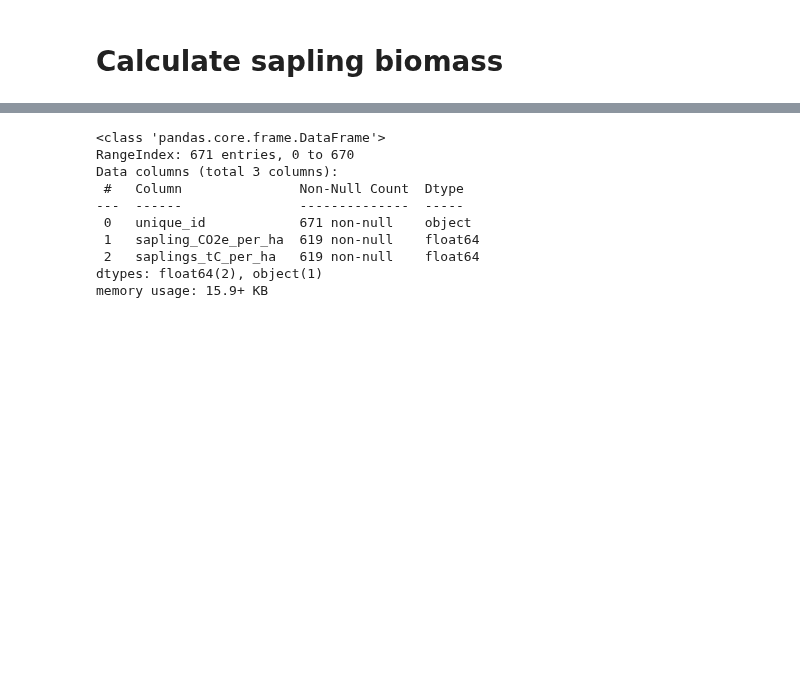
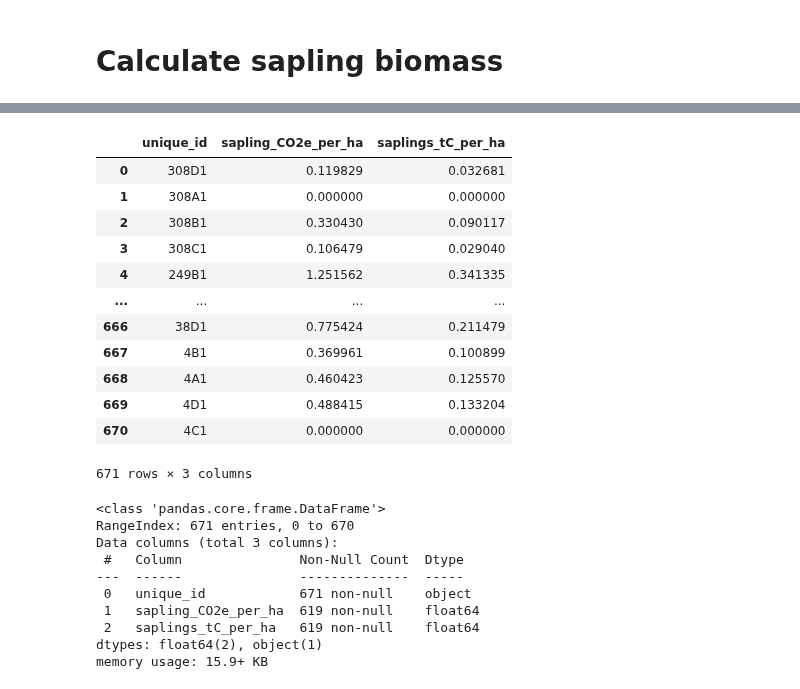
Before and after one commit to rnvllflores/ERRCalculator, a Jupyter notebook: notebooks/02_carbon_stock/02_living_trees_biomass.ipynb, the cells around one changed output, grey strips where cells are left out. Cells and saved outputs as stored; diff of their text form; code cells hidden in the pictures; blank space fills up the shorter version.

Commit message:
Convert saplings from kg to tonnes

```diff
--- a/notebooks/02_carbon_stock/02_living_trees_biomass.ipynb
+++ b/notebooks/02_carbon_stock/02_living_trees_biomass.ipynb
@@ -588,6 +583,9 @@ saplings = saplings.merge(
 )
 # %%
 saplings = vmd0001_eq2b(saplings)
+# %%
+# convert tonnes/sqm to tonnes/ha
+saplings["CO2e_per_ha"] = saplings["CO2e_per_ha"] * 10_000
 # %%
 saplings.head()
 # %% [output]
@@ -604,7 +598,28 @@ saplings["saplings_tC_per_ha"] = (
+# %%
+# calculate tonnes of Carbon per sqm; convert tonnes/sqm to tonnes/ha
+saplings["saplings_tC_per_ha"] = (
+    saplings["aboveground_carbon_tonnes"] / saplings["corrected_sapling_area_m2"]
+) * 10_000
 # %%
 saplings = saplings[["unique_id", "CO2e_per_ha", "saplings_tC_per_ha"]].copy()
 # %%
 saplings.rename(columns={"CO2e_per_ha": "sapling_CO2e_per_ha"}, inplace=True)
+# %%
+saplings
+# %% [output]
+|  | unique_id | sapling_CO2e_per_ha | saplings_tC_per_ha |
+| 0 | 308D1 | 0.119829 | 0.032681 |
+| 1 | 308A1 | 0.000000 | 0.000000 |
+| 2 | 308B1 | 0.330430 | 0.090117 |
+| 3 | 308C1 | 0.106479 | 0.029040 |
+| 4 | 249B1 | 1.251562 | 0.341335 |
+| ... | ... | ... | ... |
+| 666 | 38D1 | 0.775424 | 0.211479 |
+| 667 | 4B1 | 0.369961 | 0.100899 |
+| 668 | 4A1 | 0.460423 | 0.125570 |
+| 669 | 4D1 | 0.488415 | 0.133204 |
+| 670 | 4C1 | 0.000000 | 0.000000 |
+671 rows × 3 columns
 # %%
 saplings.info()
 # %% [output]
```
Also changed, not shown: parts of 4 cells of this notebook, 1 other file.
